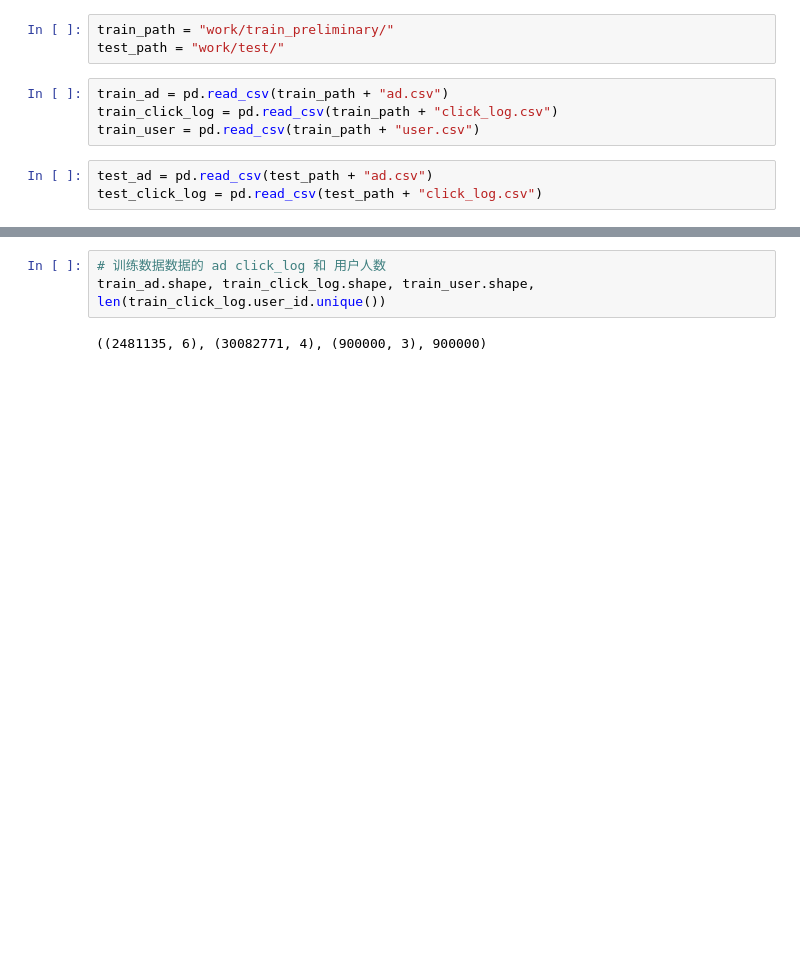
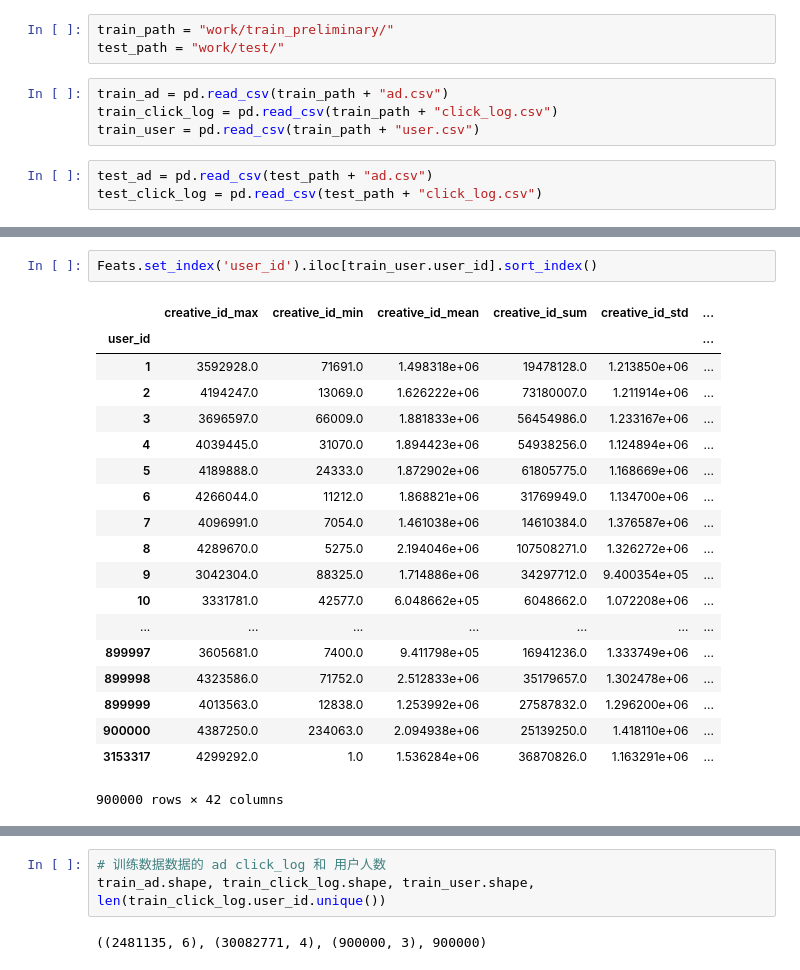
Before and after one commit to ren2504413601/TenXunGuangGao, a Jupyter notebook: 495735.ipynb, the cells around one changed output, grey strips where cells are left out. Cells and saved outputs as stored; diff of their text form; blank space fills up the shorter version.

```diff
--- a/495735.ipynb
+++ b/495735.ipynb
@@ -51,0 +286,22 @@ test_click_log = pd.read_csv(test_path + "click_log.csv")
+# %%
+Feats.set_index('user_id').iloc[train_user.user_id].sort_index()
+# %% [output]
+|  | creative_id_max | creative_id_min | creative_id_mean | creative_id_sum | creative_id_std | ... |
+| user_id |  |  |  |  |  | ... |
+| 1 | 3592928.0 | 71691.0 | 1.498318e+06 | 19478128.0 | 1.213850e+06 | ... |
+| 2 | 4194247.0 | 13069.0 | 1.626222e+06 | 73180007.0 | 1.211914e+06 | ... |
+| 3 | 3696597.0 | 66009.0 | 1.881833e+06 | 56454986.0 | 1.233167e+06 | ... |
+| 4 | 4039445.0 | 31070.0 | 1.894423e+06 | 54938256.0 | 1.124894e+06 | ... |
+| 5 | 4189888.0 | 24333.0 | 1.872902e+06 | 61805775.0 | 1.168669e+06 | ... |
+| 6 | 4266044.0 | 11212.0 | 1.868821e+06 | 31769949.0 | 1.134700e+06 | ... |
+| 7 | 4096991.0 | 7054.0 | 1.461038e+06 | 14610384.0 | 1.376587e+06 | ... |
+| 8 | 4289670.0 | 5275.0 | 2.194046e+06 | 107508271.0 | 1.326272e+06 | ... |
+| 9 | 3042304.0 | 88325.0 | 1.714886e+06 | 34297712.0 | 9.400354e+05 | ... |
+| 10 | 3331781.0 | 42577.0 | 6.048662e+05 | 6048662.0 | 1.072208e+06 | ... |
+| ... | ... | ... | ... | ... | ... | ... |
+| 899997 | 3605681.0 | 7400.0 | 9.411798e+05 | 16941236.0 | 1.333749e+06 | ... |
+| 899998 | 4323586.0 | 71752.0 | 2.512833e+06 | 35179657.0 | 1.302478e+06 | ... |
+| 899999 | 4013563.0 | 12838.0 | 1.253992e+06 | 27587832.0 | 1.296200e+06 | ... |
+| 900000 | 4387250.0 | 234063.0 | 2.094938e+06 | 25139250.0 | 1.418110e+06 | ... |
+| 3153317 | 4299292.0 | 1.0 | 1.536284e+06 | 36870826.0 | 1.163291e+06 | ... |
+900000 rows × 42 columns
```
Also changed, not shown: parts of 50 cells of this notebook, 3 other files.
